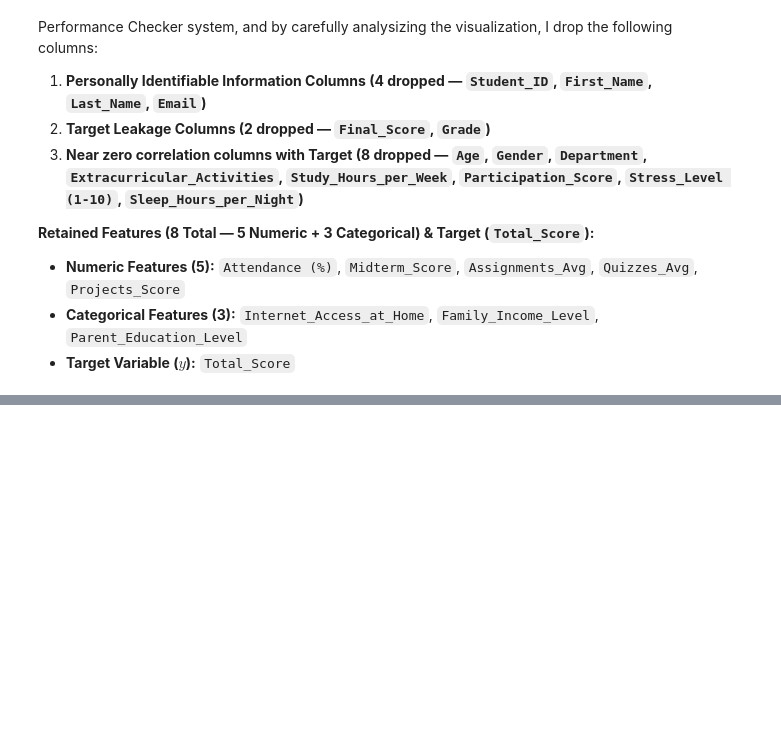
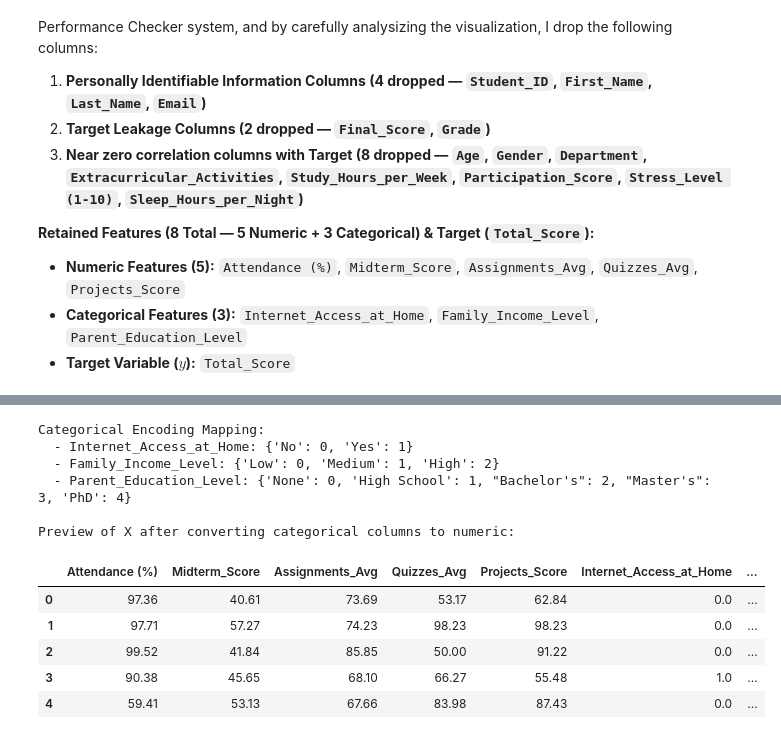
Before and after one commit to Natinael-1/linear_regression_model, a Jupyter notebook: summative/linear_regression/multivariate.ipynb, the cells around one changed output, grey strips where cells are left out. Saved outputs shown, nothing was run; the diff lists cells and outputs as text; code cells hidden in the pictures; blank space fills up the shorter version.

```diff
--- a/summative/linear_regression/multivariate.ipynb
+++ b/summative/linear_regression/multivariate.ipynb
@@ -187,0 +234,37 @@ To prevent data leakage and make the model be able to efficient and effect for b
+# %%
+# Definining 3 ordinal categorical columns
+internet_categories = ["No", "Yes"]
+income_categories = ["Low", "Medium", "High"]
+education_categories = ["None", "High School", "Bachelor's", "Master's", "PhD"]
+
+# Create an OrdinalEncoder with category order
+ordinal_encoder = OrdinalEncoder(
+    categories=[internet_categories, income_categories, education_categories],
+    handle_unknown="use_encoded_value",
+    unknown_value=-1
+)
+
+# Making a copy of X to show the explicit numeric conversion
+X_encoded = X.copy()
+X_encoded[selected_categorical] = ordinal_encoder.fit_transform(X[selected_categorical])
+
+print("Categorical Encoding Mapping:")
+for col, cats in zip(selected_categorical, ordinal_encoder.categories_):
+    mapping = {cat: idx for idx, cat in enumerate(cats)}
+    print(f"  - {col}: {mapping}")
+
+print("\nPreview of X after converting categorical columns to numeric:")
+X_encoded.head()
+# %% [output]
+Categorical Encoding Mapping:
+  - Internet_Access_at_Home: {'No': 0, 'Yes': 1}
+  - Family_Income_Level: {'Low': 0, 'Medium': 1, 'High': 2}
+  - Parent_Education_Level: {'None': 0, 'High School': 1, "Bachelor's": 2, "Master's": 3, 'PhD': 4}
+
+Preview of X after converting categorical columns to numeric:
+|  | Attendance (%) | Midterm_Score | Assignments_Avg | Quizzes_Avg | Projects_Score | Internet_Access_at_Home | ... |
+| 0 | 97.36 | 40.61 | 73.69 | 53.17 | 62.84 | 0.0 | ... |
+| 1 | 97.71 | 57.27 | 74.23 | 98.23 | 98.23 | 0.0 | ... |
+| 2 | 99.52 | 41.84 | 85.85 | 50.00 | 91.22 | 0.0 | ... |
+| 3 | 90.38 | 45.65 | 68.10 | 66.27 | 55.48 | 1.0 | ... |
+| 4 | 59.41 | 53.13 | 67.66 | 83.98 | 87.43 | 0.0 | ... |
```
Also changed, not shown: parts of 15 cells of this notebook, 1 other file.
